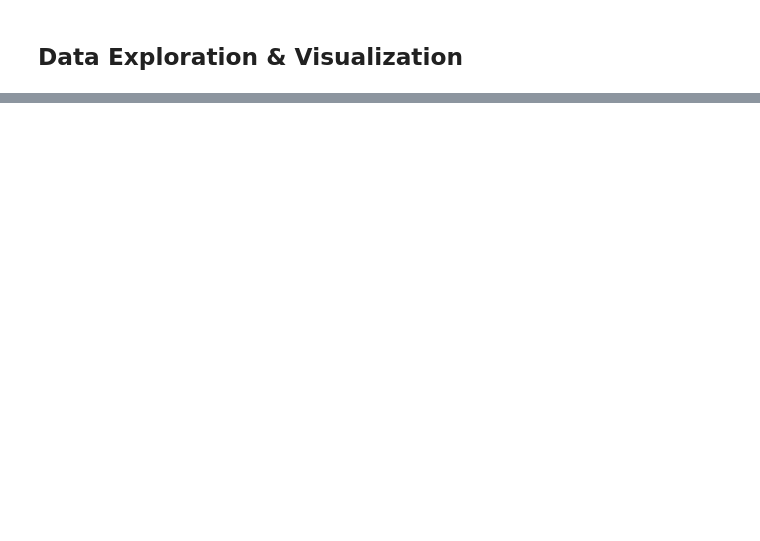
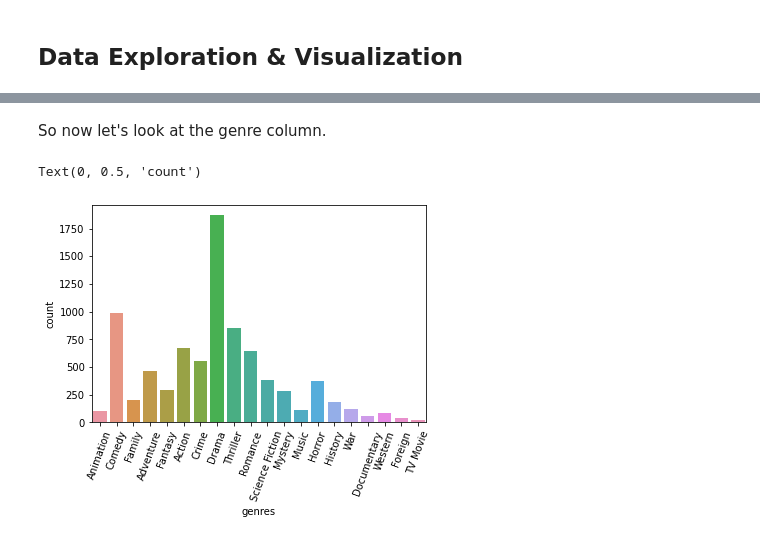
Before and after one commit to kunhwiko/Movie_Recommendation, a Jupyter notebook: src/CIS545_Group_Project.ipynb, the cells around one changed output, grey strips where cells are left out. Drawn from its saved outputs; the diff is of its cells as text; code cells hidden in the pictures; blank space fills up the shorter version.

Commit message:
analysis on genres

```diff
--- a/src/CIS545_Group_Project.ipynb
+++ b/src/CIS545_Group_Project.ipynb
@@ -230,0 +249,16 @@ movies_df.drop(columns = ['production_companies'], inplace=True)
+# %% [markdown]
+So now let's look at the genre column.
+# %%
+all_genres = {}
+
+for i in range(number_of_rows):
+  for genre in movies_df['genres'].iloc[i]:
+    all_genres[genre] = all_genres.get(genre, 0) + 1
+
+sns.barplot(list(all_genres.keys()), list(all_genres.values()))
+plt.xticks(rotation=70)
+plt.xlabel('genres')
+plt.ylabel('count')
+# %% [output]
+Text(0, 0.5, 'count')
+[figure, added]
```
Also changed, not shown: parts of 22 cells of this notebook.
